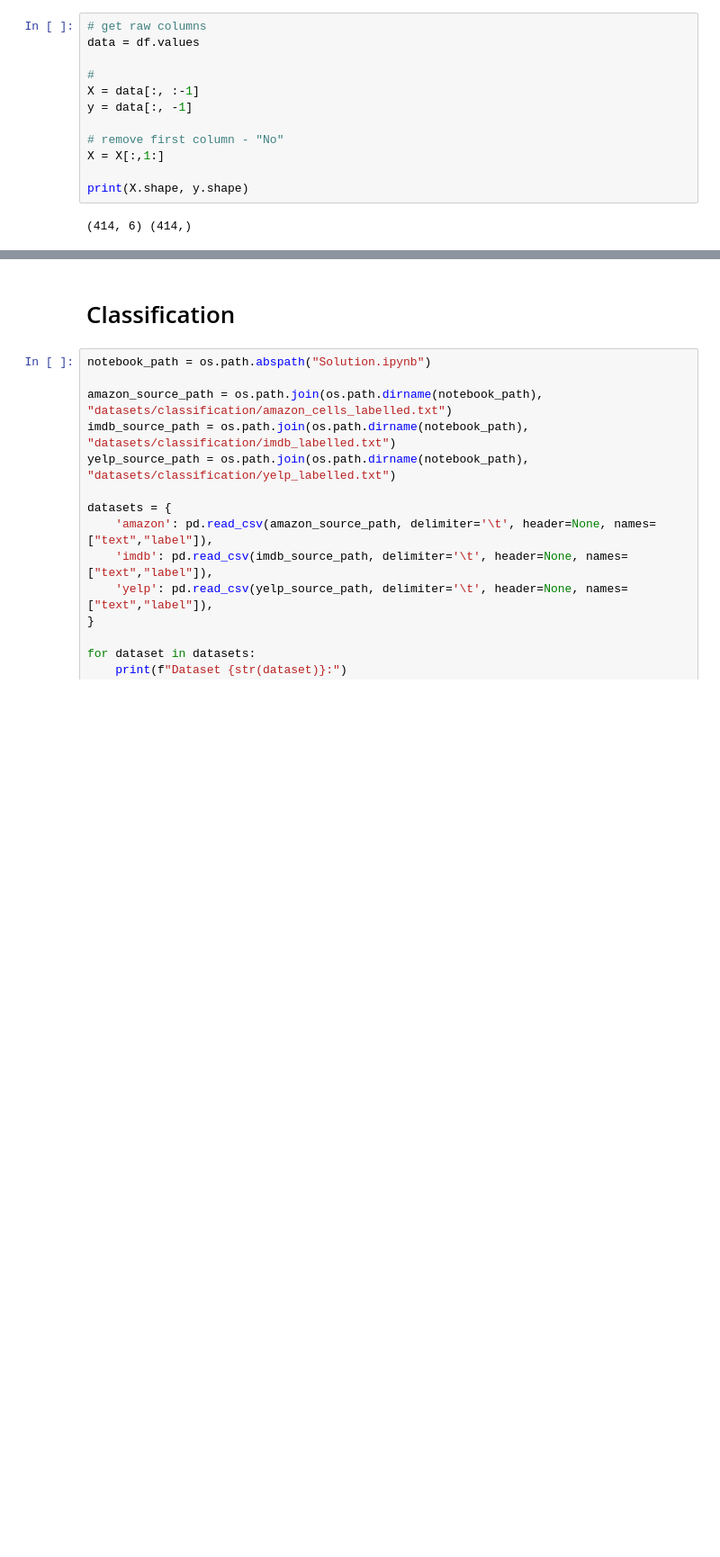
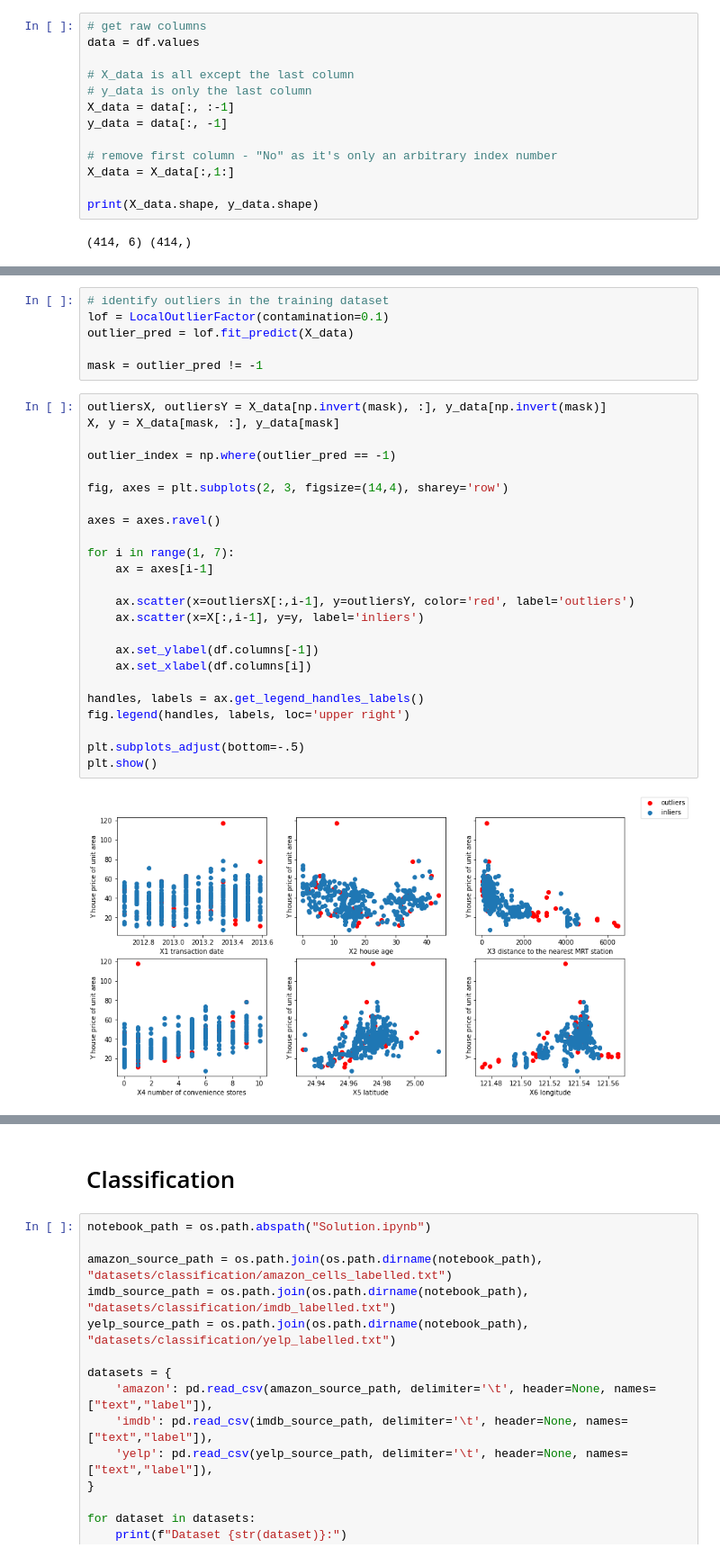
Before and after one commit to Kartm/university-ai-labs-statistical-ml, a Jupyter notebook: Solution.ipynb, the cells around one changed output, grey strips where cells are left out. Shown at 90% size. Cells and saved outputs as stored; diff of their text form; blank space fills up the shorter version.

```diff
--- a/Solution.ipynb
+++ b/Solution.ipynb
@@ -69,13 +69,14 @@ array([[<AxesSubplot:title={'center':'No'}>,
 # get raw columns
 data = df.values
 
-#
-X = data[:, :-1]
-y = data[:, -1]
+# X_data is all except the last column
+# y_data is only the last column
+X_data = data[:, :-1]
+y_data = data[:, -1]
 
-# remove first column - "No"
-X = X[:,1:]
+# remove first column - "No" as it's only an arbitrary index number
+X_data = X_data[:,1:]
 
-print(X.shape, y.shape)
+print(X_data.shape, y_data.shape)
 # %% [output]
 (414, 6) (414,)
@@ -185,0 +83,32 @@ AttributeError: 'numpy.ndarray' object has no attribute 'drop'
+# %%
+# identify outliers in the training dataset
+lof = LocalOutlierFactor(contamination=0.1)
+outlier_pred = lof.fit_predict(X_data)
+
+mask = outlier_pred != -1
+# %%
+outliersX, outliersY = X_data[np.invert(mask), :], y_data[np.invert(mask)]
+X, y = X_data[mask, :], y_data[mask]
+
+outlier_index = np.where(outlier_pred == -1)
+
+fig, axes = plt.subplots(2, 3, figsize=(14,4), sharey='row')
+
+axes = axes.ravel()
+
+for i in range(1, 7):
+    ax = axes[i-1]
+
+    ax.scatter(x=outliersX[:,i-1], y=outliersY, color='red', label='outliers')
+    ax.scatter(x=X[:,i-1], y=y, label='inliers')
+
+    ax.set_ylabel(df.columns[-1])
+    ax.set_xlabel(df.columns[i])
+
+handles, labels = ax.get_legend_handles_labels()
+fig.legend(handles, labels, loc='upper right')
+
+plt.subplots_adjust(bottom=-.5)
+plt.show()
+# %% [output]
+[figure, added]
```
Also changed, not shown: parts of 17 cells of this notebook.
